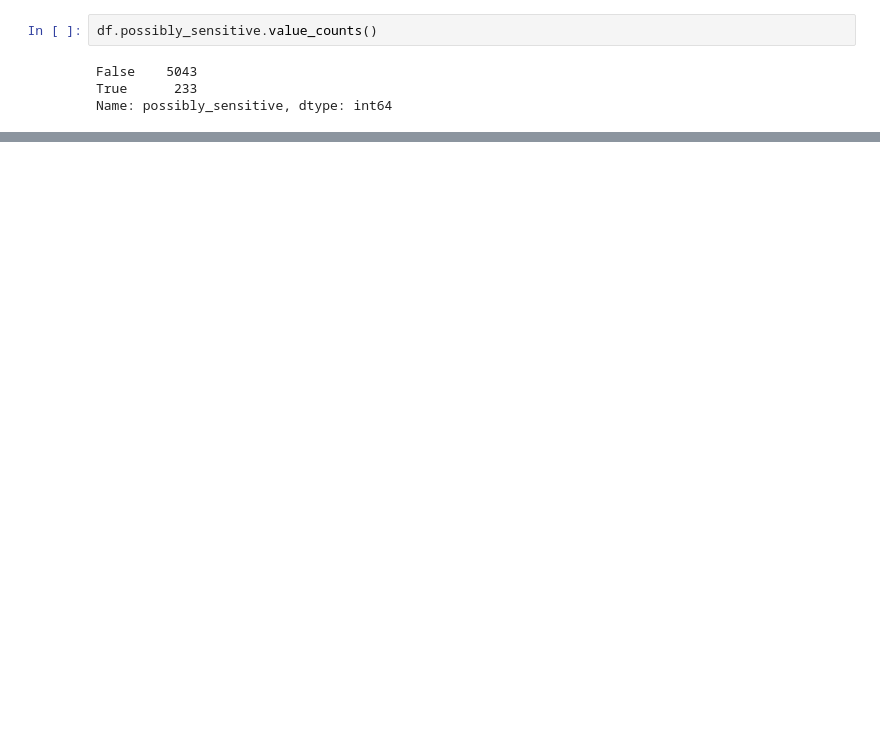
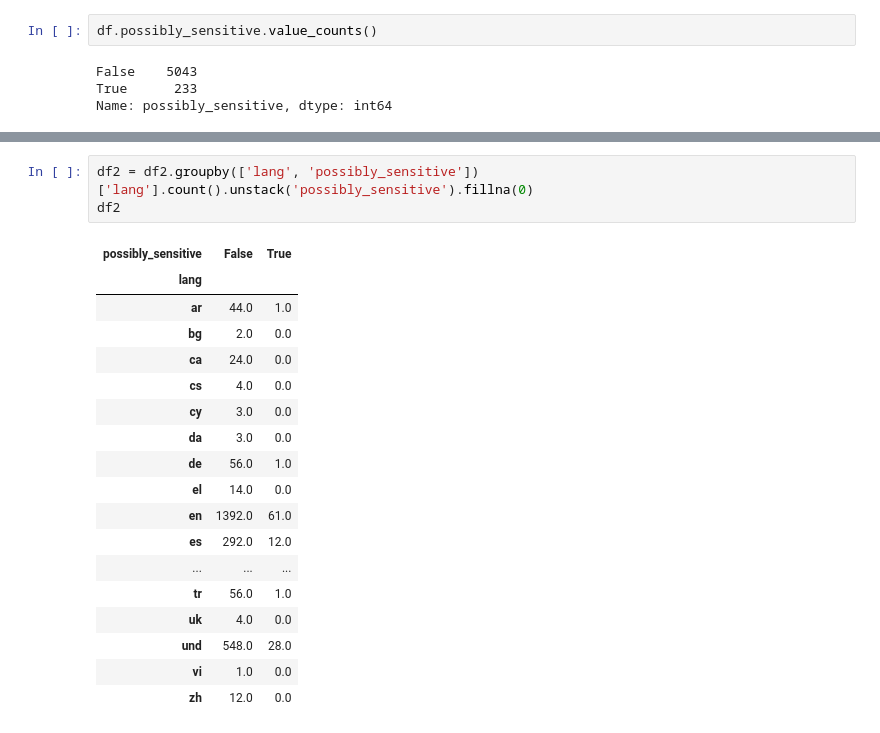
Before and after one commit to DJ1070/Twitter-Stream, a Jupyter notebook: twitter_evaluation_1.ipynb, the cells around one changed output, grey strips where cells are left out. Saved outputs shown, nothing was run; the diff lists cells and outputs as text; blank space fills up the shorter version.

```diff
--- a/twitter_evaluation_1.ipynb
+++ b/twitter_evaluation_1.ipynb
@@ -61,0 +62,22 @@ Name: possibly_sensitive, dtype: int64
+# %%
+df2 = df2.groupby(['lang', 'possibly_sensitive'])['lang'].count().unstack('possibly_sensitive').fillna(0)
+df2
+# %% [output]
+| possibly_sensitive | False | True |
+| lang |  |  |
+| ar | 44.0 | 1.0 |
+| bg | 2.0 | 0.0 |
+| ca | 24.0 | 0.0 |
+| cs | 4.0 | 0.0 |
+| cy | 3.0 | 0.0 |
+| da | 3.0 | 0.0 |
+| de | 56.0 | 1.0 |
+| el | 14.0 | 0.0 |
+| en | 1392.0 | 61.0 |
+| es | 292.0 | 12.0 |
+| ... | ... | ... |
+| tr | 56.0 | 1.0 |
+| uk | 4.0 | 0.0 |
+| und | 548.0 | 28.0 |
+| vi | 1.0 | 0.0 |
+| zh | 12.0 | 0.0 |
```
Also changed, not shown: parts of 6 cells of this notebook.
